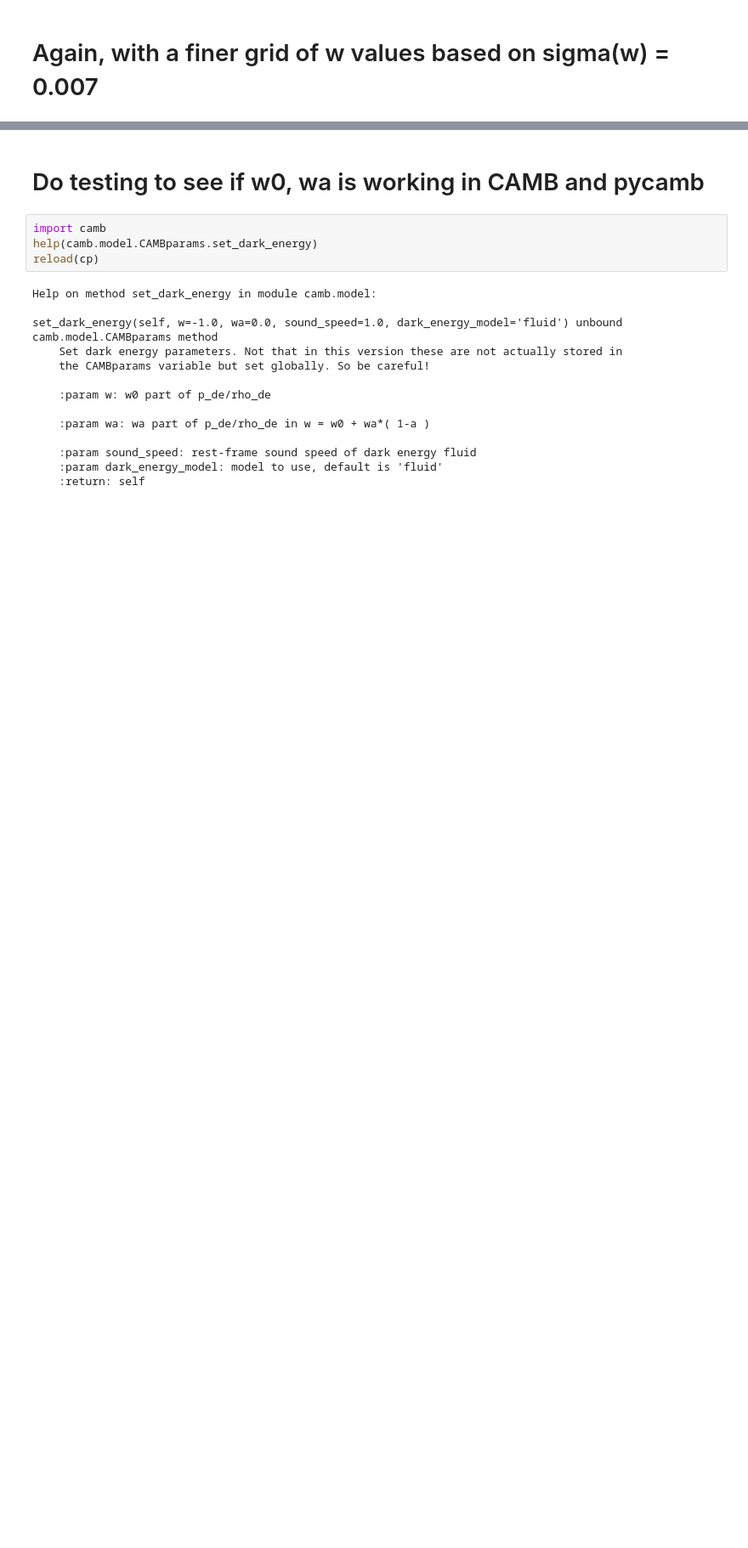
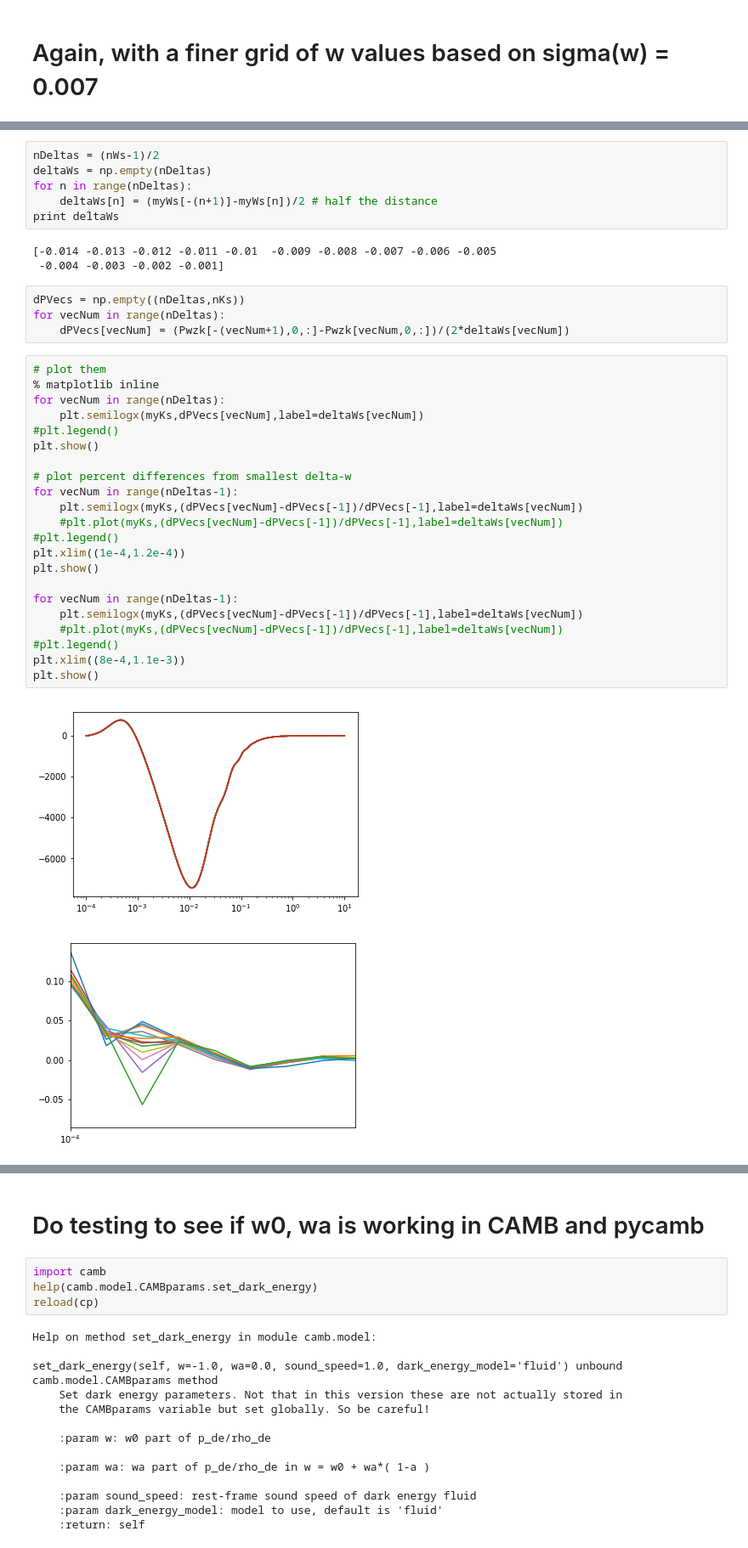
Before and after one commit to RIKnight/Fisher-Forecasting, a Jupyter notebook: Better dCl dw.ipynb, the cells around one changed output, grey strips where cells are left out. Shown at 85% size. Saved outputs shown, nothing was run; the diff lists cells and outputs as text; blank space fills up the shorter version.

```diff
--- a/Better dCl dw.ipynb
+++ b/Better dCl dw.ipynb
@@ -211,0 +299,38 @@ for zNum in range(1):
+# %%
+nDeltas = (nWs-1)/2
+deltaWs = np.empty(nDeltas)
+for n in range(nDeltas):
+    deltaWs[n] = (myWs[-(n+1)]-myWs[n])/2 # half the distance
+print deltaWs
+# %% [output]
+[-0.014 -0.013 -0.012 -0.011 -0.01  -0.009 -0.008 -0.007 -0.006 -0.005
+ -0.004 -0.003 -0.002 -0.001]
+# %%
+dPVecs = np.empty((nDeltas,nKs))
+for vecNum in range(nDeltas):
+    dPVecs[vecNum] = (Pwzk[-(vecNum+1),0,:]-Pwzk[vecNum,0,:])/(2*deltaWs[vecNum])
+# %%
+# plot them
+% matplotlib inline
+for vecNum in range(nDeltas):
+    plt.semilogx(myKs,dPVecs[vecNum],label=deltaWs[vecNum])
+#plt.legend()
+plt.show()
+
+# plot percent differences from smallest delta-w
+for vecNum in range(nDeltas-1):
+    plt.semilogx(myKs,(dPVecs[vecNum]-dPVecs[-1])/dPVecs[-1],label=deltaWs[vecNum])
+    #plt.plot(myKs,(dPVecs[vecNum]-dPVecs[-1])/dPVecs[-1],label=deltaWs[vecNum])
+#plt.legend()
+plt.xlim((1e-4,1.2e-4))
+plt.show()
+
+for vecNum in range(nDeltas-1):
+    plt.semilogx(myKs,(dPVecs[vecNum]-dPVecs[-1])/dPVecs[-1],label=deltaWs[vecNum])
+    #plt.plot(myKs,(dPVecs[vecNum]-dPVecs[-1])/dPVecs[-1],label=deltaWs[vecNum])
+#plt.legend()
+plt.xlim((8e-4,1.1e-3))
+plt.show()
+# %% [output]
+[figure, added]
+[figure, added]
```
Also changed, not shown: parts of 18 cells of this notebook, 5 other files.
